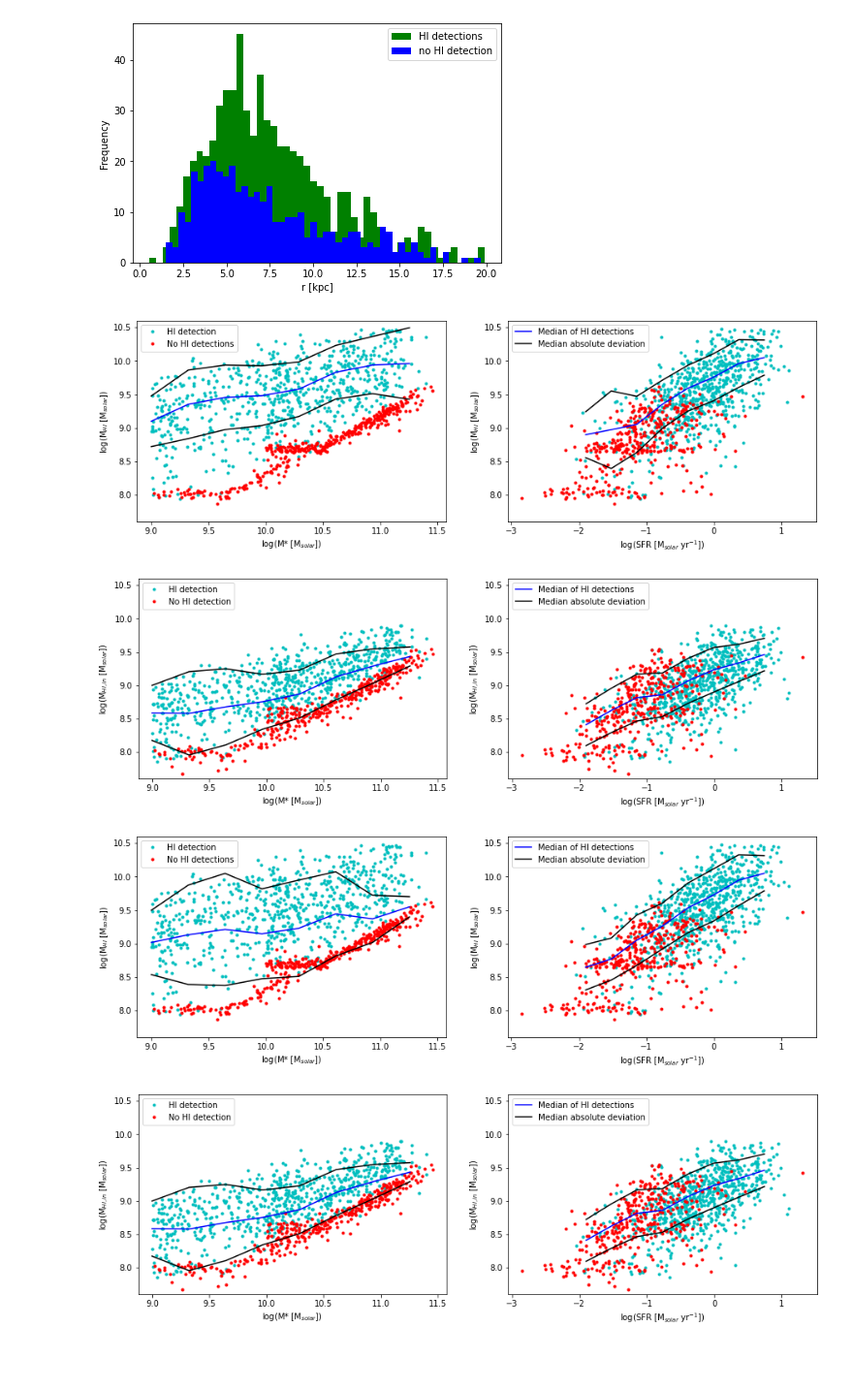
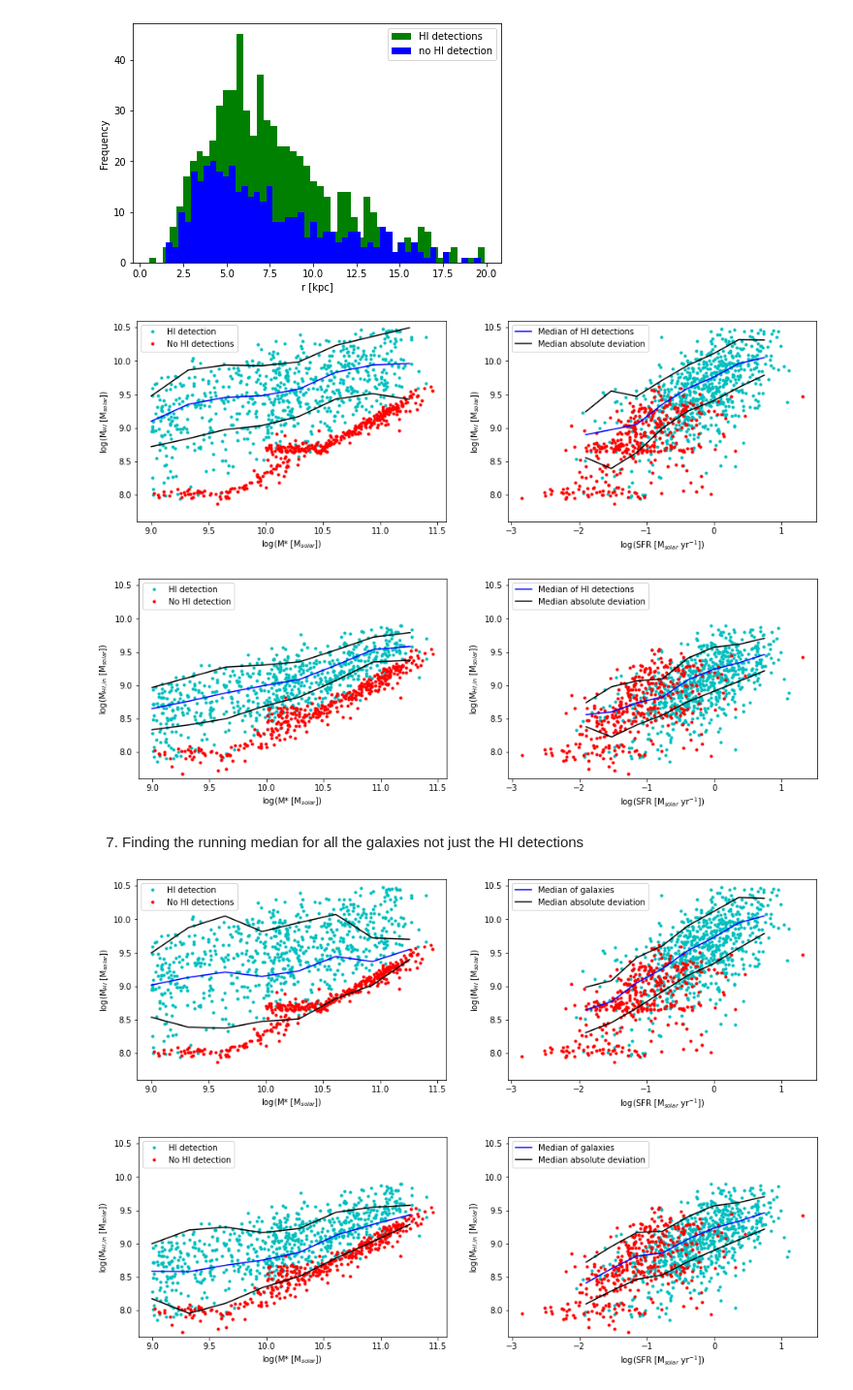
Before and after one commit to Luke-Williams-01/Luke-Williams-01, a Jupyter notebook: ICRARproject.ipynb, the cells around one changed output. Shown at 97% size. Saved outputs shown, nothing was run; the diff lists cells and outputs as text; code cells hidden in the pictures; blank space fills up the shorter version.

```diff
--- a/ICRARproject.ipynb
+++ b/ICRARproject.ipynb
@@ -472,8 +482,6 @@ for i in range(Rl):
   R90pc = Rkpc[i]*1000
   R90pc2 = np.pi*((R90pc)**2)
 
-  check = np.where(R90pc2 > SclR0pc2[-1])
-
   # Finding the y-coordinate of R90pc2 for each galaxy via interpolation
   polate = interpolate.interp1d(SclRpc2, Sd, fill_value = 'extrapolate')
   newy = polate(R90pc2)
@@ -635,7 +645,9 @@ plt.legend(loc='upper left')
 plt.ylim(7.6, 10.6);
 # %% [output]
 [figure]
-[figure, old version]
+[figure, new version]
+# %% [markdown]
+7) Finding the running median for all the galaxies not just the HI detections
 # %%
 # Finding the running median of all the galaxies in the sample for HI global
 # Arrays for the bins
@@ -703,7 +715,7 @@ INnMAD1 = INmHI1 - INMAD1
 INpMAD2 = INmHI2 + INMAD2
 INnMAD2 = INmHI2 - INMAD2
 # %%
-# Global HI mass and HI mass contained in the optical regions with median lines
+# Global HI mass and HI mass contained in the optical region, defined as the radius of 90% of the r-band flux with median lines
 plt.figure(figsize = (15,10))
 
 plt.subplot(221)
@@ -720,37 +732,37 @@ plt.ylim(7.6, 10.6);
 plt.subplot(222)
 plt.plot(np.log10(SFR_best1), lgMHI1, 'c.')
 plt.plot(np.log10(SFR_best2), lgMHI2, 'r.')
-plt.plot(bins2[:-2], mHIb[:-2], 'b-', label = 'Median of HI detections')
+plt.plot(bins2[:-2], mHIb[:-2], 'b-', label = 'Median of galaxies')
 plt.plot(bins2[:-2], pMAD2[:-2], 'k-', label = 'Median absolute deviation')
 plt.plot(bins2[:-2], nMAD2[:-2], 'k-')
 plt.xlabel('log(SFR [M$_{solar}$ yr$^{-1}$])')
 plt.ylabel('log(M$_{HI}$ [M$_{solar}$])')
 plt.legend(loc='upper left')
 plt.ylim(7.6, 10.6);
 
 # Plotting the HI mass within the optical radius, against stellar masses and SFR
 plt.figure(figsize = (15,10))
 plt.subplot(221)
 plt.plot(lgMstar1, lgMHIpredin1, 'c.', label= 'HI detection')
 plt.plot(lgMstar2, lgMHIpredin2, 'r.', label= 'No HI detection')
 plt.xlabel('log(M* [M$_{solar}$])')
 plt.ylabel('log(M$_{HI, in}$ [M$_{solar}$])')
 plt.plot(INbins[:-2], INmHI1[:-2], 'b-')
 plt.plot(INbins[:-2], INpMAD1[:-2], 'k-')
 plt.plot(INbins[:-2], INnMAD1[:-2], 'k-')
 plt.legend(loc='upper left')
 plt.ylim(7.6, 10.6);
 
 plt.subplot(222)
 plt.plot(np.log10(SFR_best1), lgMHIpredin1, 'c.')
 plt.plot(np.log10(SFR_best2), lgMHIpredin2, 'r.')
 plt.xlabel('log(SFR [M$_{solar}$ yr$^{-1}$])')
 plt.ylabel('log(M$_{HI, in}$ [M$_{solar}$])')
-plt.plot(INbins2[:-2], INmHI2[:-2], 'b-', label = 'Median of HI detections')
+plt.plot(INbins2[:-2], INmHI2[:-2], 'b-', label = 'Median of galaxies')
 plt.plot(INbins2[:-2], INpMAD2[:-2], 'k-', label = 'Median absolute deviation')
 plt.plot(INbins2[:-2], INnMAD2[:-2], 'k-')
 plt.legend(loc='upper left')
 plt.ylim(7.6, 10.6);
 # %% [output]
-[figure, old version]
+[figure, new version]
-[figure, old version]
+[figure, new version]
```
Also changed, not shown: parts of 19 cells of this notebook.
